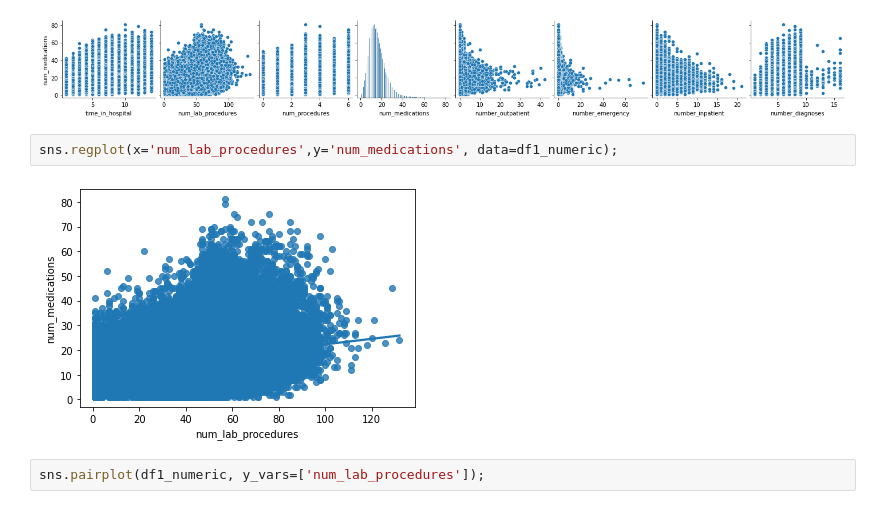
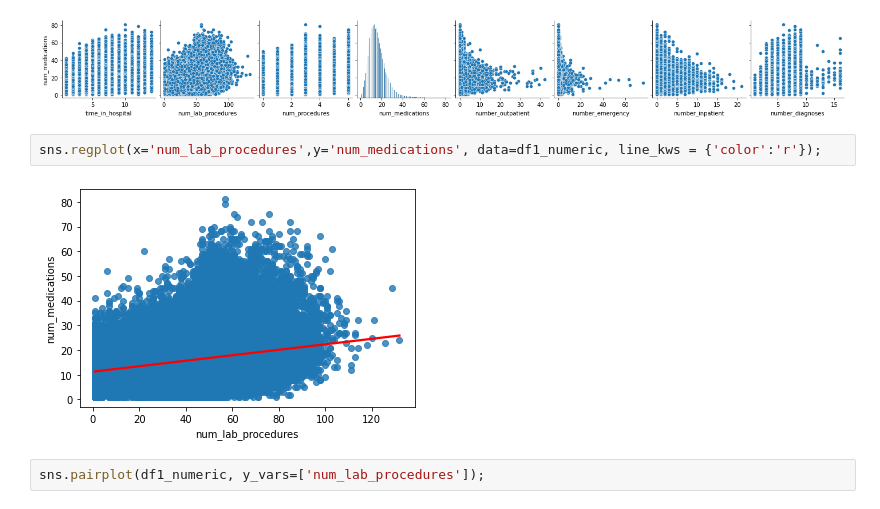
Before and after one commit to kstoudt/Springboard, a Jupyter notebook: Capstone Two/Diabetic Patient Readmission - EDA.ipynb, the cells around one changed output. Saved outputs shown, nothing was run; the diff lists cells and outputs as text.

```diff
--- a/Capstone Two/Diabetic Patient Readmission - EDA.ipynb
+++ b/Capstone Two/Diabetic Patient Readmission - EDA.ipynb
@@ -192,9 +200,9 @@ sns.pairplot(df1_numeric, y_vars=['num_medications']);
 # %% [output]
 [figure]
 # %%
-sns.regplot(x='num_lab_procedures',y='num_medications', data=df1_numeric);
+sns.regplot(x='num_lab_procedures',y='num_medications', data=df1_numeric, line_kws = {'color':'r'});
 # %% [output]
-[figure, old version]
+[figure, new version]
 # %%
 sns.pairplot(df1_numeric, y_vars=['num_lab_procedures']);
 # %% [output]
```
Also changed, not shown: parts of 13 cells of this notebook, 4 other files.
